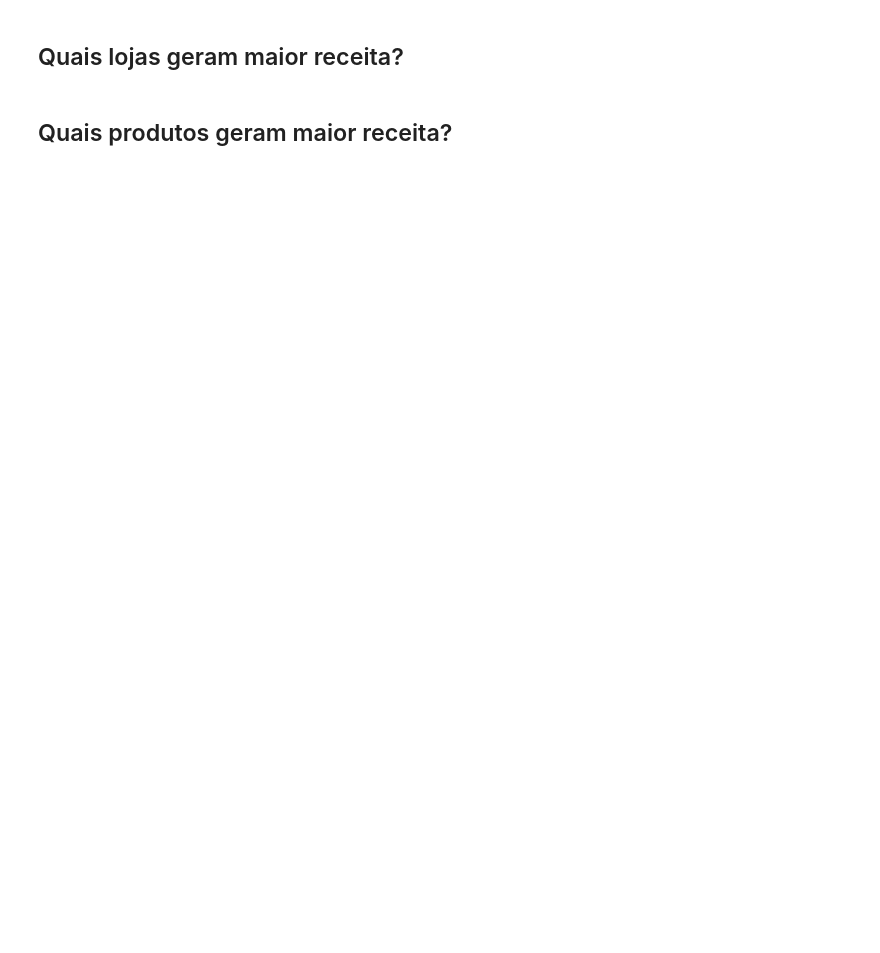
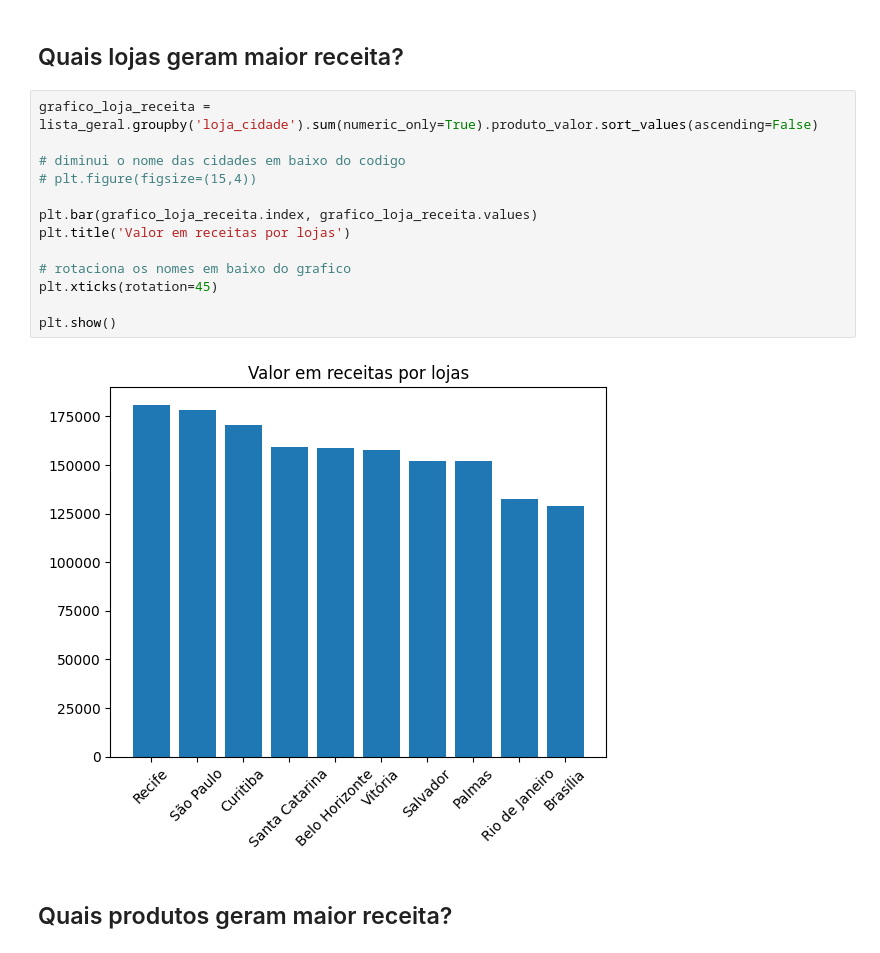
Before and after one commit to Byanna13/Projetos_Python, a Jupyter notebook: temp_04_analise_p1_MODELO.ipynb, the cells around one changed output. Cells and saved outputs as stored; diff of their text form; blank space fills up the shorter version.

```diff
--- a/temp_04_analise_p1_MODELO.ipynb
+++ b/temp_04_analise_p1_MODELO.ipynb
@@ -200,4 +202,19 @@ AttributeError: 'DataFrame' object has no attribute 'produto_produto'
 # %% [markdown]
 ## Quais lojas geram maior receita?
+# %%
+grafico_loja_receita = lista_geral.groupby('loja_cidade').sum(numeric_only=True).produto_valor.sort_values(ascending=False)
+
+# diminui o nome das cidades em baixo do codigo
+# plt.figure(figsize=(15,4))
+
+plt.bar(grafico_loja_receita.index, grafico_loja_receita.values)
+plt.title('Valor em receitas por lojas')
+
+# rotaciona os nomes em baixo do grafico
+plt.xticks(rotation=45)
+
+plt.show()
+# %% [output]
+[figure, added]
 # %% [markdown]
 ## Quais produtos geram maior receita?
```
Also changed, not shown: parts of 4 cells of this notebook.
